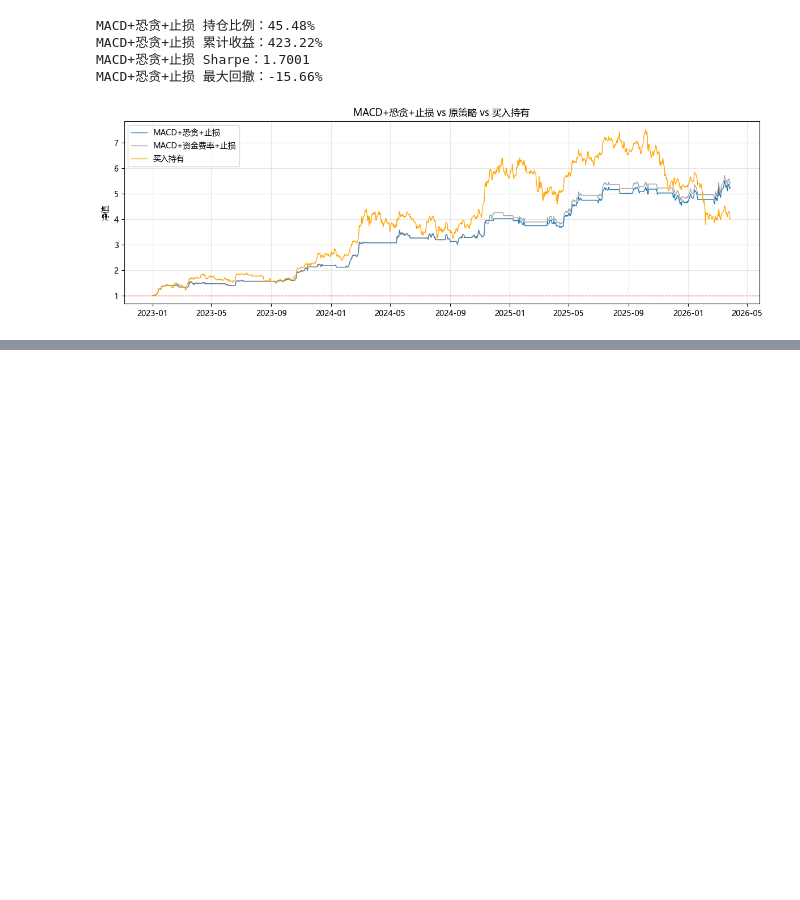
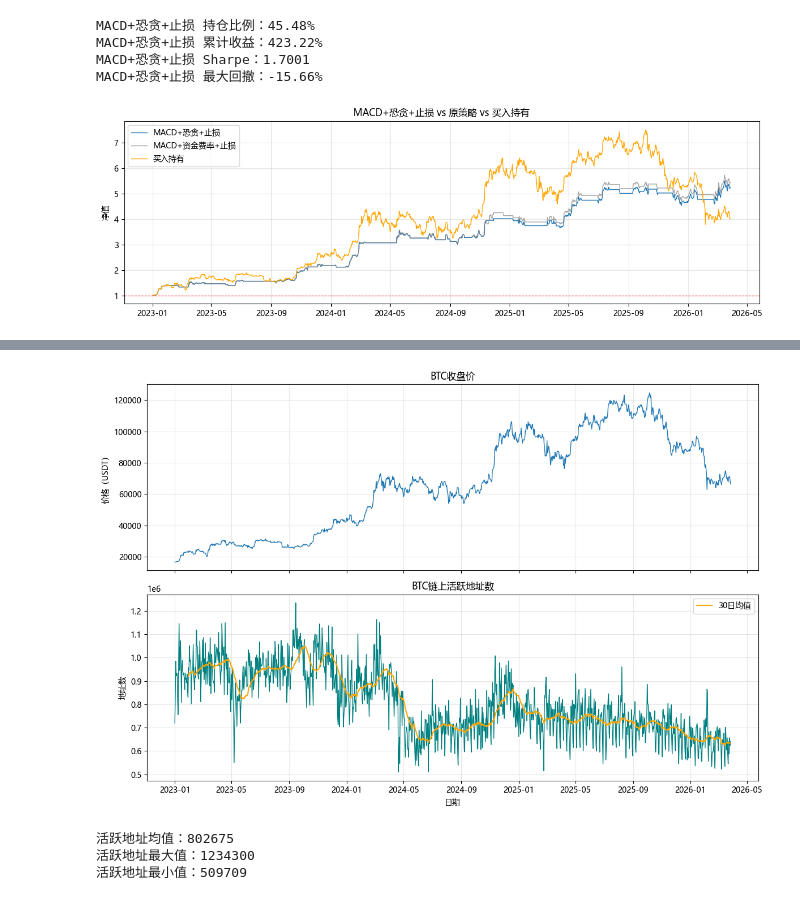
Before and after one commit to gh59/quant-research, a Jupyter notebook: 04_crypto/01_crypto_data.ipynb, the cells around one changed output, grey strips where cells are left out. Drawn from its saved outputs; the diff is of its cells as text; code cells hidden in the pictures; blank space fills up the shorter version.

```diff
--- a/04_crypto/01_crypto_data.ipynb
+++ b/04_crypto/01_crypto_data.ipynb
@@ -1618,0 +1832,20 @@ MACD+恐贪+止损 最大回撤：-15.66%
+# %%
+params = {
+    "assets": "btc",
+    "metrics": "AdrActCnt",
+    "start_time": "2020-01-01",
+    "page_size": 2000
+}
+
+response = requests.get(url, params=params)
+data = response.json()
+print(response.status_code)
+if "data" in data:
+    df_addr = pd.DataFrame(data["data"])
+    df_addr["date"] = pd.to_datetime(df_addr["time"])
+    df_addr = df_addr.set_index("date")["AdrActCnt"].astype(float)
+    df_addr.to_csv("btc_active_addr.csv")
+    print(f"活跃地址数据：{df_addr.shape}")
+    print(df_addr.tail())
+else:
+    print(data)
@@ -1618,0 +1862,34 @@ MACD+恐贪+止损 最大回撤：-15.66%
+# %%
+# 对齐日期
+df_addr.index = df_addr.index.tz_localize(None)
+common = close_btc.index.intersection(df_addr.index)
+close_aligned2 = close_btc[common]
+addr_aligned = df_addr[common]
+
+fig, (ax1, ax2) = plt.subplots(2, 1, figsize=(12, 8), sharex=True)
+
+ax1.plot(close_aligned2.index, close_aligned2, linewidth=1)
+ax1.set_title("BTC收盘价")
+ax1.set_ylabel("价格（USDT）")
+ax1.grid(True, alpha=0.3)
+
+ax2.plot(addr_aligned.index, addr_aligned, linewidth=1, color="teal")
+ax2.plot(addr_aligned.index, addr_aligned.rolling(30).mean(),
+         linewidth=1.5, color="orange", label="30日均值")
+ax2.set_title("BTC链上活跃地址数")
+ax2.set_ylabel("地址数")
+ax2.set_xlabel("日期")
+ax2.legend()
+ax2.grid(True, alpha=0.3)
+
+plt.tight_layout()
+plt.show()
+
+print(f"活跃地址均值：{addr_aligned.mean():.0f}")
+print(f"活跃地址最大值：{addr_aligned.max():.0f}")
+print(f"活跃地址最小值：{addr_aligned.min():.0f}")
+# %% [output]
+[figure, added]
+活跃地址均值：802675
+活跃地址最大值：1234300
+活跃地址最小值：509709
```
Also changed, not shown: parts of 7 cells of this notebook, 1 other file.
